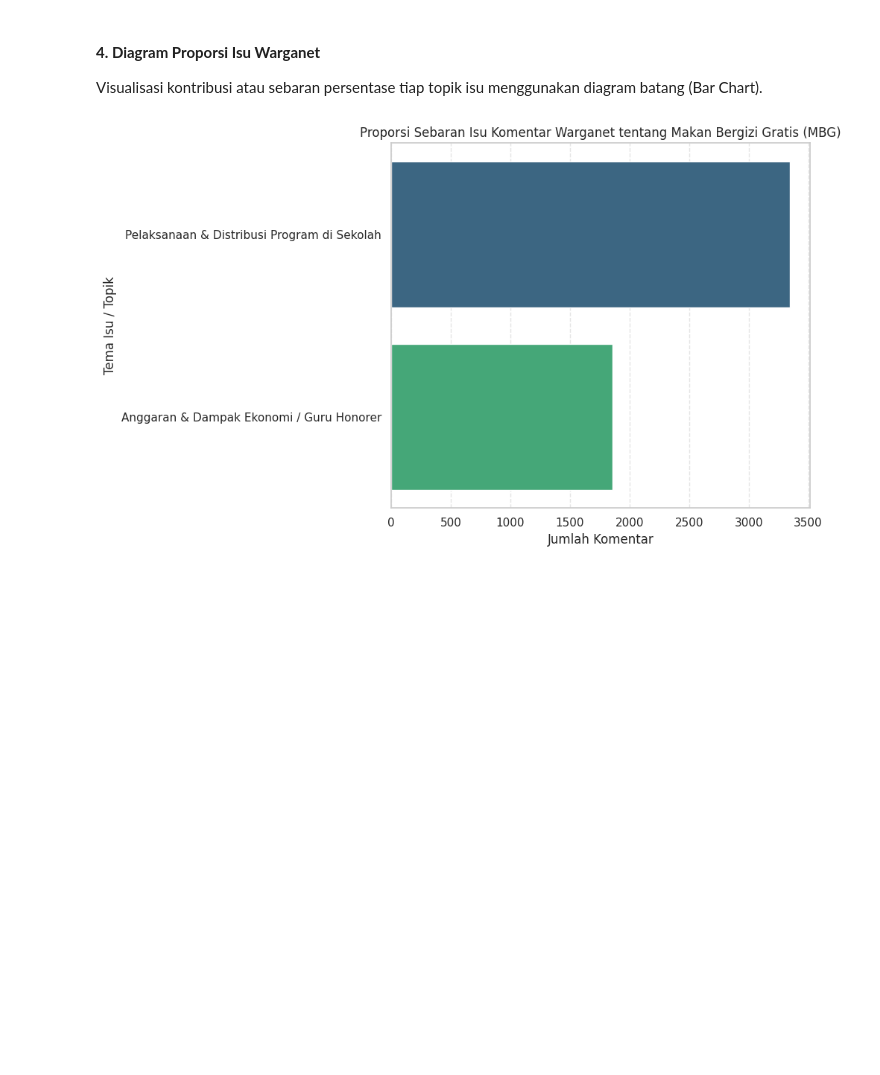
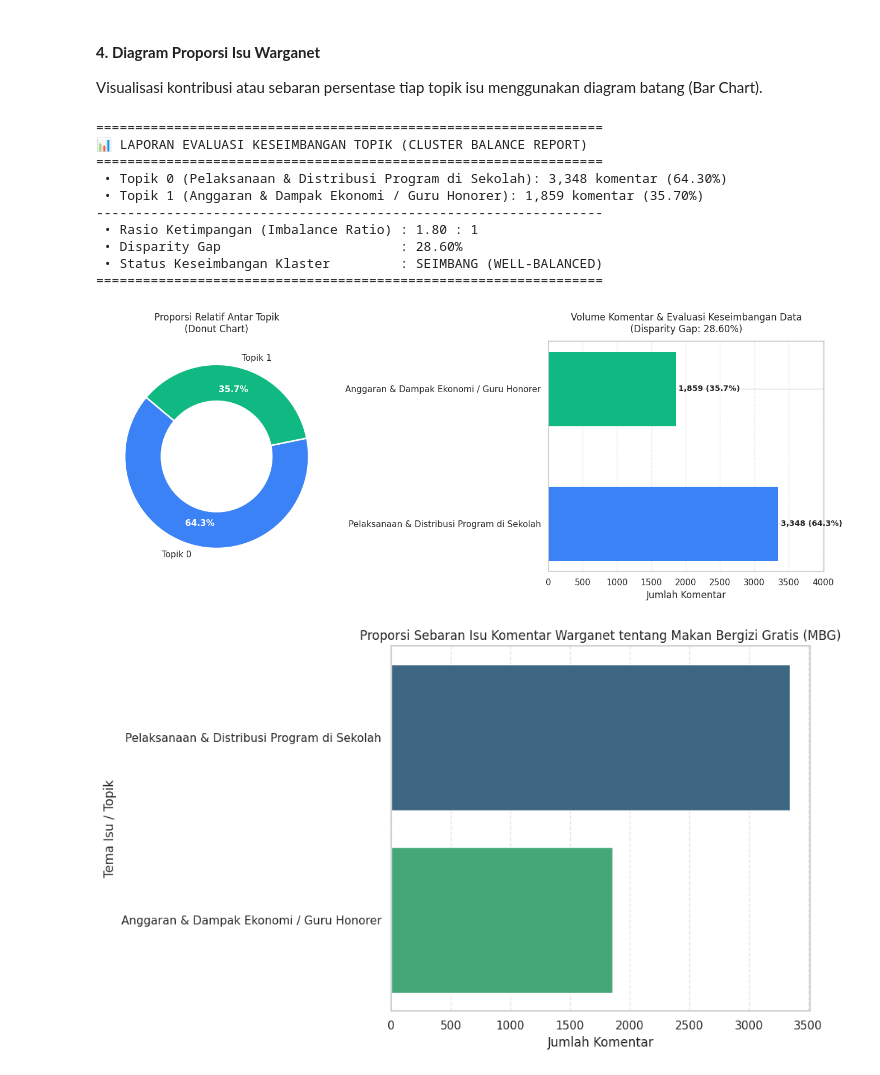
Before and after one commit to ImNotDanish05/2026_Data-Mining_TI-3A, a Jupyter notebook: Analisis_Data_Video_Topic_Modeling_LDA.ipynb, the cells around one changed output. Drawn from its saved outputs; the diff is of its cells as text; code cells hidden in the pictures; blank space fills up the shorter version.

```diff
--- a/Analisis_Data_Video_Topic_Modeling_LDA.ipynb
+++ b/Analisis_Data_Video_Topic_Modeling_LDA.ipynb
@@ -472,6 +472,80 @@ print("="*80)
 # %% [markdown]
 #### **4. Diagram Proporsi Isu Warganet**
 Visualisasi kontribusi atau sebaran persentase tiap topik isu menggunakan diagram batang (Bar Chart).
+# %%
+# ==============================================================================
+# EVALUASI KESEIMBANGAN KLASTER / TOPIK (CLUSTER BALANCE & PROPORTION ANALYSIS)
+# ==============================================================================
+import matplotlib.pyplot as plt
+import numpy as np
+import seaborn as sns
+
+# 1. Hitung frekuensi dan persentase
+topic_counts = df_annotated['dominant_topic'].value_counts().sort_index()
+topic_pct = (topic_counts / len(df_annotated)) * 100
+topic_names = [tema_isu_mapping.get(i, f"Topik {i}") for i in topic_counts.index]
+
+# 2. Hitung Metrik Keseimbangan (Cluster Balance Metric)
+gap_persen = abs(topic_pct.iloc[0] - topic_pct.iloc[1]) if len(topic_pct) == 2 else np.nan
+imbalance_ratio = (topic_counts.max() / topic_counts.min()) if topic_counts.min() > 0 else np.nan
+
+print("=" * 65)
+print("📊 LAPORAN EVALUASI KESEIMBANGAN TOPIK (CLUSTER BALANCE REPORT)")
+print("=" * 65)
+for i in topic_counts.index:
+    nama = tema_isu_mapping.get(i, f"Topik {i}")
+    print(f" • Topik {i} ({nama}): {topic_counts[i]:,} komentar ({topic_pct[i]:.2f}%)")
+print("-" * 65)
+print(f" • Rasio Ketimpangan (Imbalance Ratio) : {imbalance_ratio:.2f} : 1")
+print(f" • Disparity Gap                       : {gap_persen:.2f}%")
+status_balance = "SEIMBANG (WELL-BALANCED)" if gap_persen <= 40 else "MODERAT / TIMPANG"
+print(f" • Status Keseimbangan Klaster         : {status_balance}")
+print("=" * 65 + "\n")
+
+# 3. Visualisasi Dual-Plot (Donut Chart + Bar Chart)
+fig, axes = plt.subplots(1, 2, figsize=(14, 5.5))
+colors = ['#3b82f6', '#10b981'] if len(topic_counts) == 2 else sns.color_palette('viridis', len(topic_counts))
+
+# Subplot 1: Donut Chart Proporsi
+wedges, texts, autotexts = axes[0].pie(
+    topic_counts,
+    labels=[f"Topik {i}" for i in topic_counts.index],
+    autopct='%1.1f%%',
+    startangle=140,
+    colors=colors,
+    pctdistance=0.75,
+    wedgeprops=dict(width=0.4, edgecolor='white', linewidth=2)
+)
+plt.setp(autotexts, size=11, weight="bold", color="white")
+axes[0].set_title("Proporsi Relatif Antar Topik\n(Donut Chart)", fontsize=12, pad=12)
+
+# Subplot 2: Bar Chart Volume Komentar
+bars = axes[1].barh(topic_names, topic_counts.values, color=colors, edgecolor='none', height=0.55)
+axes[1].set_title(f"Volume Komentar & Evaluasi Keseimbangan Data\n(Disparity Gap: {gap_persen:.2f}%)", fontsize=12, pad=12)
+axes[1].set_xlabel("Jumlah Komentar")
+axes[1].grid(axis='x', linestyle='--', alpha=0.5)
+
+# Label angka di ujung bar
+for bar in bars:
+    w = bar.get_width()
+    axes[1].text(w + 40, bar.get_y() + bar.get_height()/2, f"{int(w):,} ({w/len(df_annotated)*100:.1f}%)",
+                 va='center', ha='left', fontsize=10, weight='semibold')
+
+axes[1].set_xlim(0, max(topic_counts.values) * 1.2)
+plt.tight_layout()
+plt.show()
+# %% [output]
+=================================================================
+📊 LAPORAN EVALUASI KESEIMBANGAN TOPIK (CLUSTER BALANCE REPORT)
+=================================================================
+ • Topik 0 (Pelaksanaan & Distribusi Program di Sekolah): 3,348 komentar (64.30%)
+ • Topik 1 (Anggaran & Dampak Ekonomi / Guru Honorer): 1,859 komentar (35.70%)
+-----------------------------------------------------------------
+ • Rasio Ketimpangan (Imbalance Ratio) : 1.80 : 1
+ • Disparity Gap                       : 28.60%
+ • Status Keseimbangan Klaster         : SEIMBANG (WELL-BALANCED)
+=================================================================
+[figure, added]
 # %%
 import seaborn as sns
 
```
